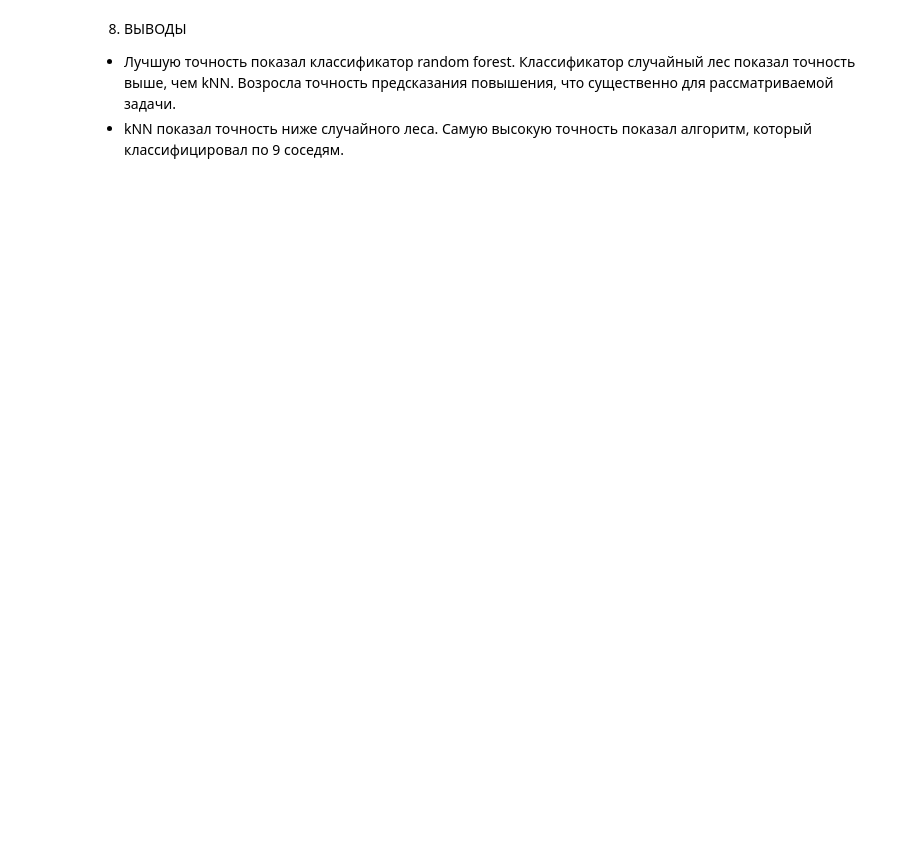
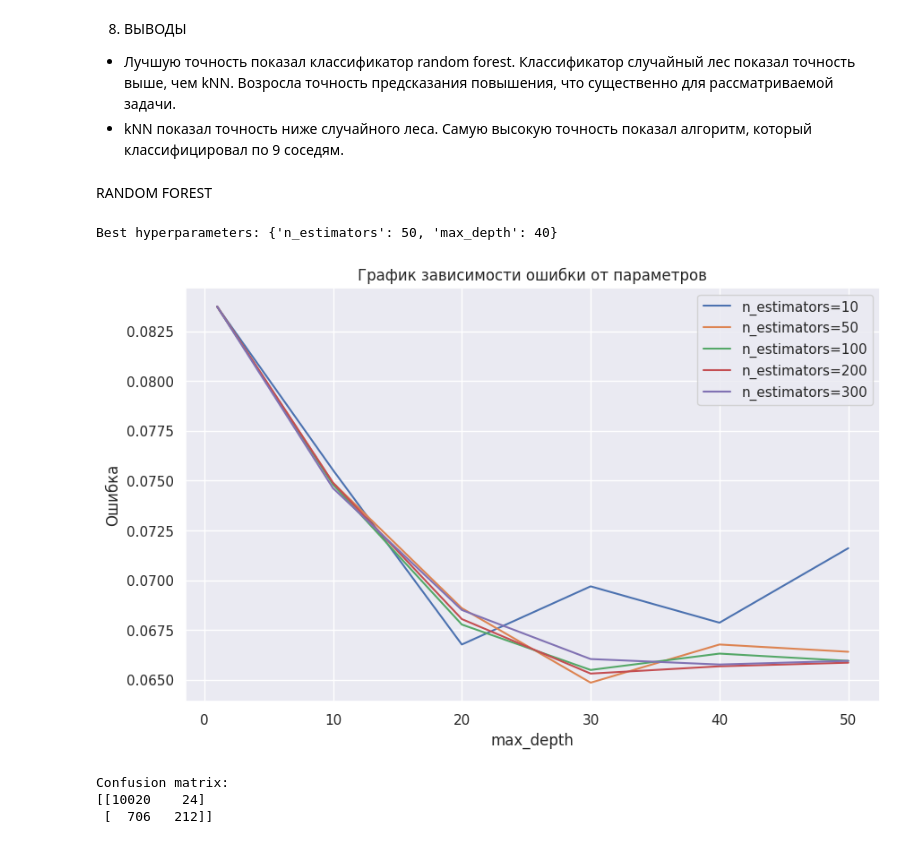
Before and after one commit to AleksNPC459/Machine-learning, a Jupyter notebook: Копия_блокнота__ML_Panov_382006_2_ipynb_.ipynb, the cells around one changed output. Saved outputs shown, nothing was run; the diff lists cells and outputs as text; code cells hidden in the pictures; blank space fills up the shorter version.

```diff
--- a/Копия_блокнота__ML_Panov_382006_2_ipynb_.ipynb
+++ b/Копия_блокнота__ML_Panov_382006_2_ipynb_.ipynb
@@ -461,3 +526,64 @@ sns.lineplot(x = 'size', y = 'value', hue = 'variable', data=pd.melt(accuracy, [
 - Лучшую точность показал классификатор random forest.
 Классификатор случайный лес показал точность выше, чем kNN. Возросла точность предсказания повышения, что существенно для рассматриваемой задачи.
 - kNN показал точность ниже случайного леса. Самую высокую точность показал алгоритм, который классифицировал по 9 соседям.
+# %% [markdown]
+RANDOM FOREST
+# %%
+from sklearn.model_selection import train_test_split, GridSearchCV
+from sklearn.ensemble import RandomForestClassifier
+from sklearn.metrics import accuracy_score
+
+model = RandomForestClassifier()
+
+n_estimators = [10, 50, 100, 200, 300]
+max_depth = [1,10,20,30,40,50]
+
+parameters = {'n_estimators': n_estimators, 'max_depth': max_depth}
+
+# Поиск оптимальных параметров
+best_accuracy = 0
+best_params = {'n_estimators': None, 'max_depth': None}
+for n in n_estimators:
+  for depth in max_depth:
+    model.set_params(n_estimators=n, max_depth=depth)
+    model.fit(x_train, y_train)
+    y_pred = model.predict(x_test)
+    accuracy1=accuracy_score(y_test, y_pred)
+    if accuracy1 > best_accuracy:
+      best_accuracy = accuracy1
+      best_params['n_estimators'] = n
+      best_params['max_depth'] = depth
+print("Best hyperparameters:", best_params)
+
+#График зависимости ошибки от параметров
+error_rates = np.zeros((len(n_estimators), len(max_depth)))
+for i in range(len(n_estimators)):
+  for j in range(len(max_depth)):
+    model.set_params(n_estimators=n_estimators[i], max_depth=max_depth[j])
+    model.fit(x_train, y_train)
+    y_pred = model.predict(x_test)
+    error_rates[i, j] = 1 - accuracy_score(y_test, y_pred)
+
+plt.figure(figsize=(10, 6))
+for i in range(len(n_estimators)):
+  plt.plot(max_depth, error_rates[i], label=f'n_estimators={n_estimators[i]}')
+plt.xlabel('max_depth')
+plt.ylabel('Ошибка')
+plt.title('График зависимости ошибки от параметров')
+plt.legend()
+plt.show()
+# %% [output]
+Best hyperparameters: {'n_estimators': 50, 'max_depth': 40}
+[figure, added]
+# %%
+# обучение модели с оптимальными параметрами
+rfc = RandomForestClassifier(n_estimators= 50, max_depth= 30).fit(x_train, y_train)
+
+y_pred = rfc.predict(x_test)
+cm = confusion_matrix(y_test, y_pred)
+print("Confusion matrix:")
+print(cm)
+# %% [output]
+Confusion matrix:
+[[10020    24]
+ [  706   212]]
```
Also changed, not shown: parts of 29 cells of this notebook.
